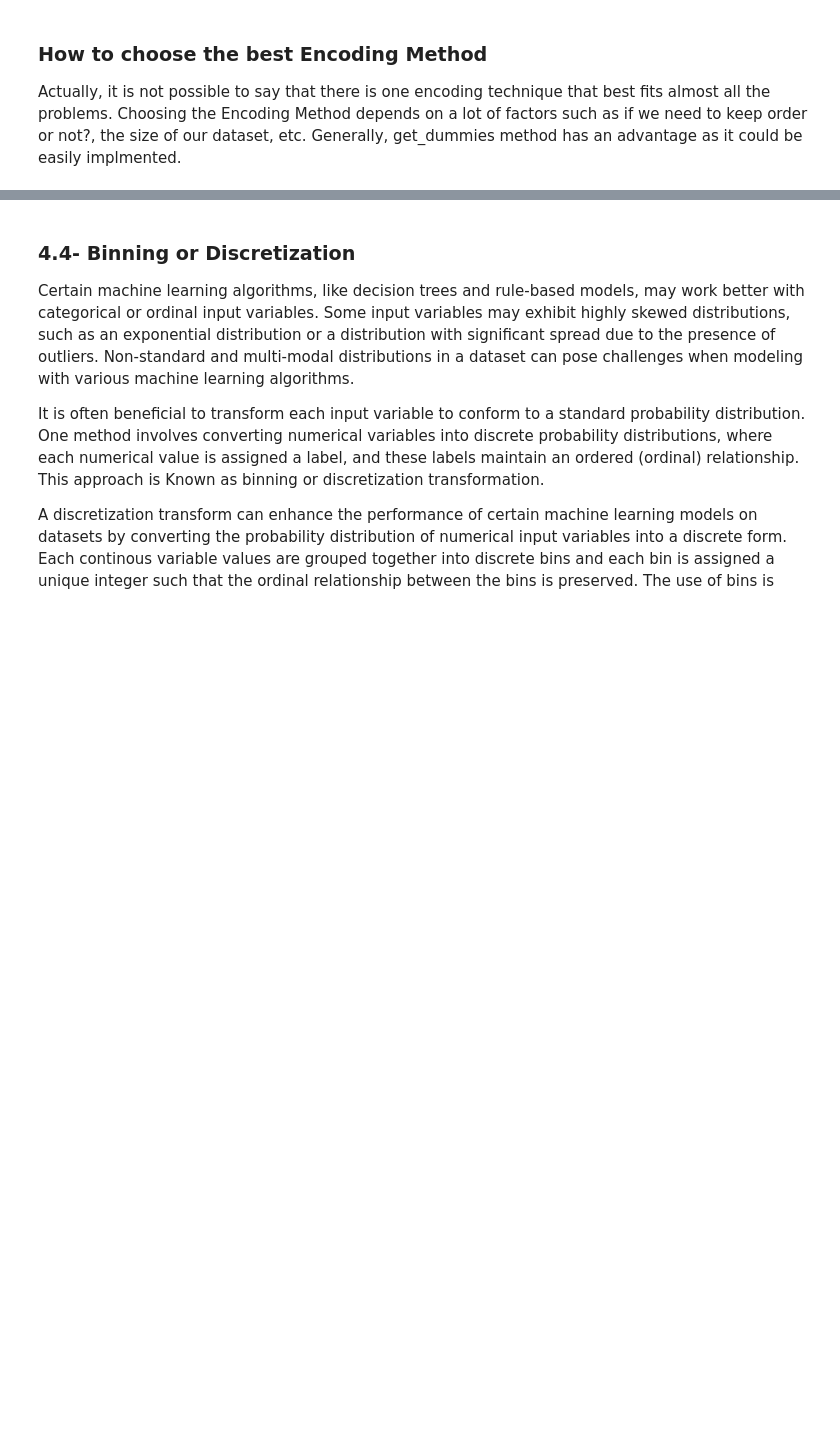
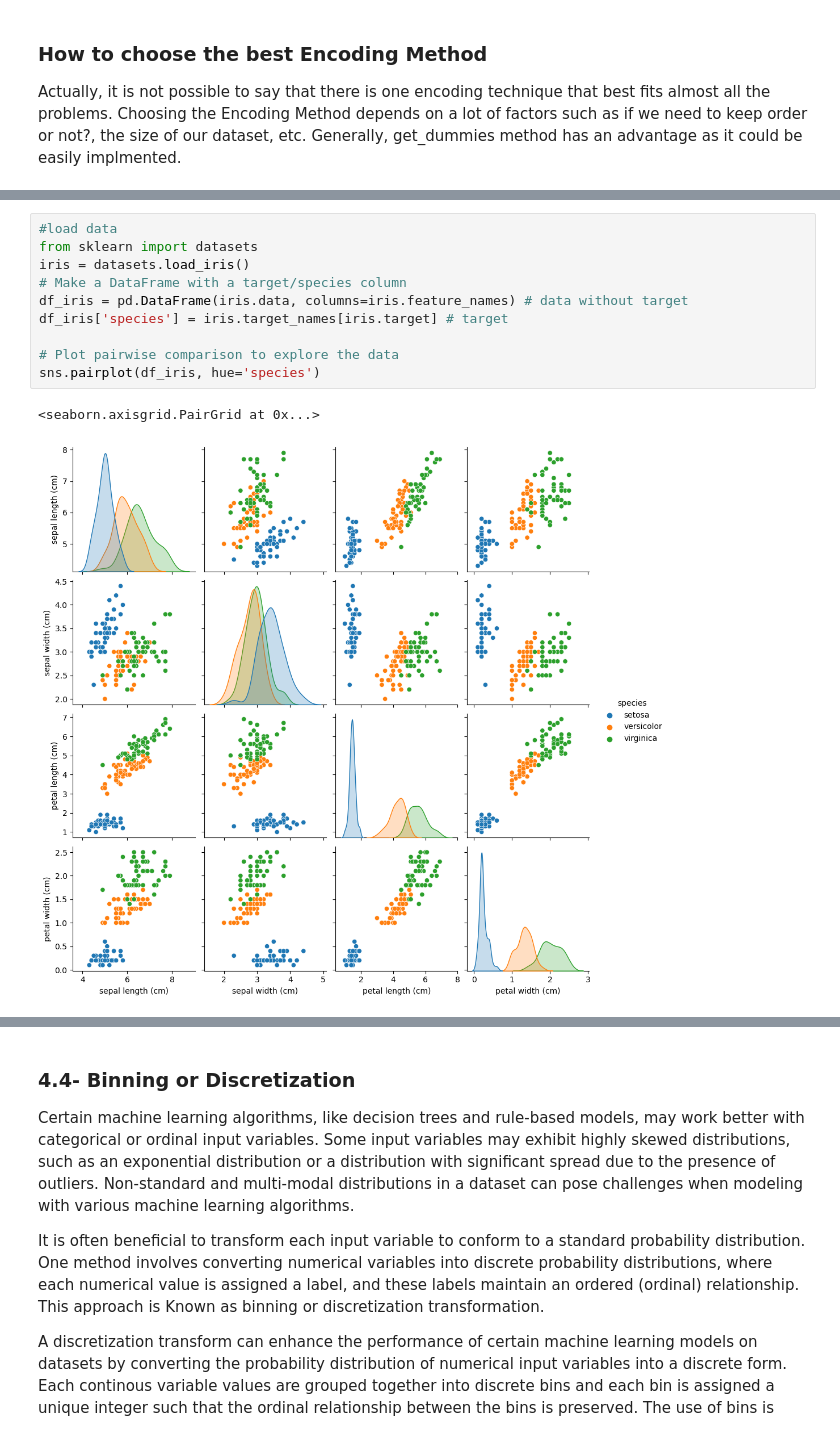
Before and after one commit to badiaamakhlouf/Feature_Engineering_And_Extraction, a Jupyter notebook: feature_engineering_and_variable_transormation.ipynb, the cells around one changed output, grey strips where cells are left out. Cells and saved outputs as stored; diff of their text form; blank space fills up the shorter version.

```diff
--- a/feature_engineering_and_variable_transormation.ipynb
+++ b/feature_engineering_and_variable_transormation.ipynb
@@ -626,0 +677,13 @@ Generally, get_dummies method has an advantage as it could be easily implmented.
+# %%
+#load data
+from sklearn import datasets
+iris = datasets.load_iris()
+# Make a DataFrame with a target/species column
+df_iris = pd.DataFrame(iris.data, columns=iris.feature_names) # data without target
+df_iris['species'] = iris.target_names[iris.target] # target
+
+# Plot pairwise comparison to explore the data
+sns.pairplot(df_iris, hue='species')
+# %% [output]
+<seaborn.axisgrid.PairGrid at 0x...>
+[figure, added]
```
Also changed, not shown: parts of 18 cells of this notebook.
